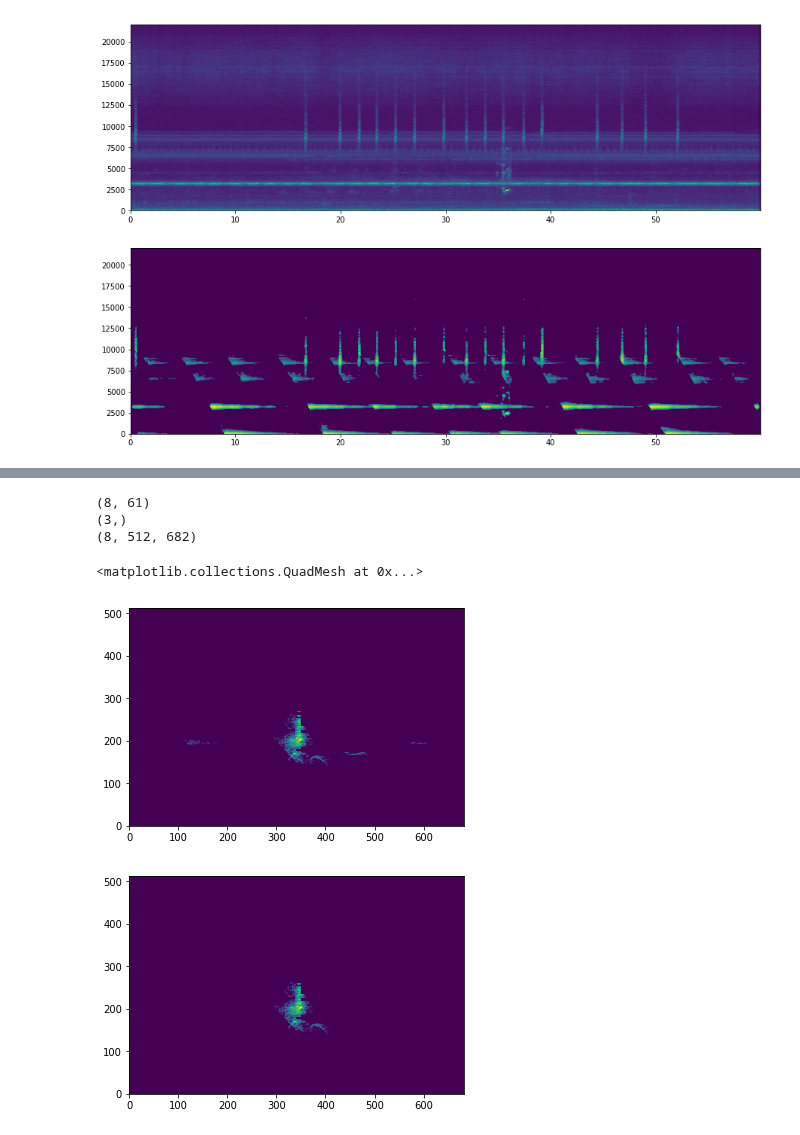
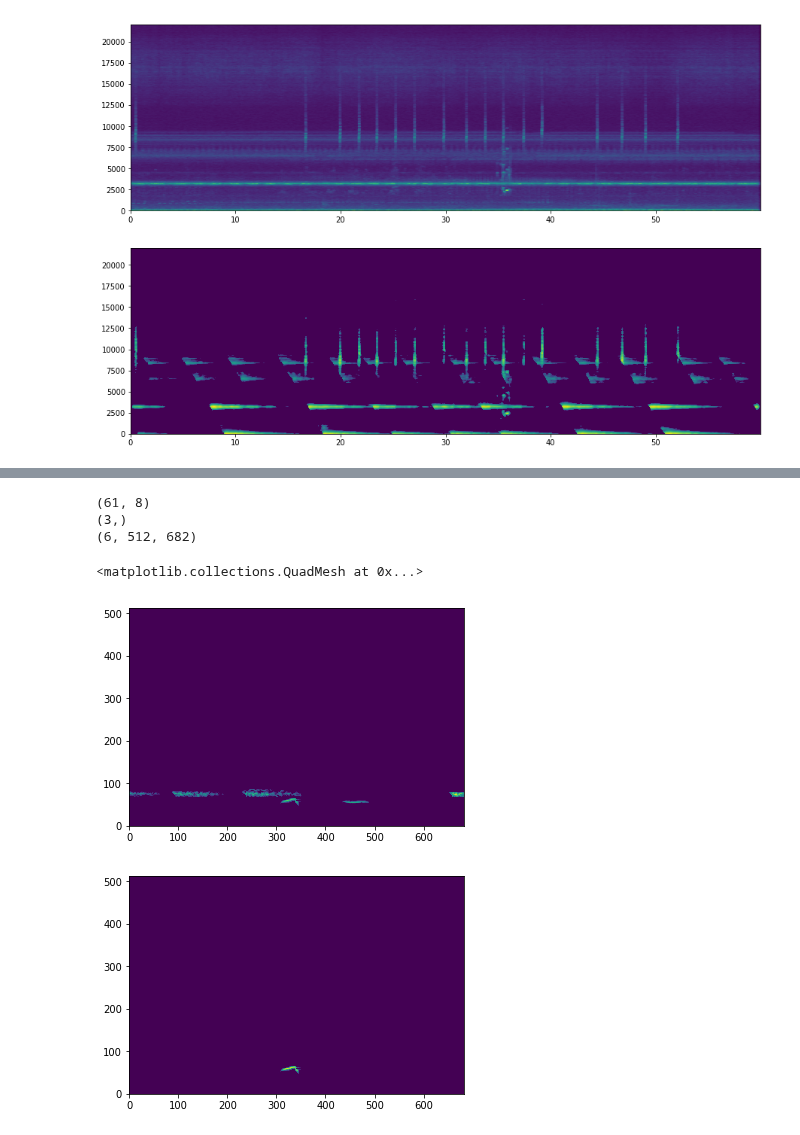
Before and after one commit to longle2718/audio_loc, a Jupyter notebook: python/main.ipynb, the cells around one changed output, grey strips where cells are left out. Saved outputs shown, nothing was run; the diff lists cells and outputs as text; code cells hidden in the pictures.

```diff
--- a/python/main.ipynb
+++ b/python/main.ipynb
@@ -101,7 +106,7 @@ def xLevelProc(k,hRidges,hSpecs,tSegBlk,tSegInc):
         # extract high-level objects
         hObjs = audio_loc.labelObjects(XhSegs[l])
         hObjs = audio_loc.pruneObj(hObjs)
-        print('np.shape(hObjs) = %s' % (np.shape(hObjs),))
+        #print('np.shape(hObjs) = %s' % (np.shape(hObjs),))
 
         # extract low-level objects given high-level ones as masks
         n0,n1 = audio_loc.seg2bounds(l,tSegBlk,tSegInc,tlInc)
@@ -132,7 +137,7 @@ def xLevelProc(k,hRidges,hSpecs,tSegBlk,tSegInc):
             plt.pcolormesh(mask)
             plt.ylabel('mask')
             '''
-            lObjs = audio_loc.labelObjects(np.pad(XX,((0,0),(0,mask.shape[1]-XX.shape[1])),'constant')*mask)
+            lObjs = audio_loc.labelObjects(mask*np.pad(XX,((0,0),(0,mask.shape[1]-XX.shape[1])),'constant'))
             lObjs = audio_loc.pruneObj(lObjs)
 
             # all low-level objects belong to the same group
@@ -149,4 +154,8 @@ def xLevelProc(k,hRidges,hSpecs,tSegBlk,tSegInc):
 
 lObjsAllCh = Parallel(n_jobs=multiprocessing.cpu_count())(delayed(xLevelProc)\
             (k,hRidges,hSpecs,tSegBlk,tSegInc) for k in range(NCh))
+# swap channel and temporal segment index
+# to streamline subsequent multichannel processing
+lObjsAllCh = np.swapaxes(lObjsAllCh,0,1)
+
 print('np.shape(lObjsAllCh) = %s' % (np.shape(lObjsAllCh),))
@@ -171,23 +162,23 @@ np.shape(lObjsAllCh) = (8, 61)
 # %%
+segIdx = 35 # audio segment/clip index
 chIdx = 7 # channel index
-segIdx = 35 # audio segment/clip index
-grpIdx = 2 # group (of objects) index
+grpIdx = 1 # group (of objects) index
 objIdx = 0 # object index
 print(np.shape(lObjsAllCh))
-print(np.shape(lObjsAllCh[chIdx][segIdx])) # num of groups
-print(np.shape(lObjsAllCh[chIdx][segIdx][grpIdx])) # num of objects
+print(np.shape(lObjsAllCh[segIdx][chIdx])) # num of groups
+print(np.shape(lObjsAllCh[segIdx][chIdx][grpIdx])) # num of objects
 
 plt.figure()
-plt.pcolormesh(np.mean(lObjsAllCh[chIdx][segIdx][grpIdx],axis=0))
+plt.pcolormesh(np.mean(lObjsAllCh[segIdx][chIdx][grpIdx],axis=0))
 plt.figure()
-plt.pcolormesh(lObjsAllCh[chIdx][segIdx][grpIdx][objIdx])
+plt.pcolormesh(lObjsAllCh[segIdx][chIdx][grpIdx][objIdx])
 # %% [output]
-(8, 61)
+(61, 8)
 (3,)
-(8, 512, 682)
+(6, 512, 682)
 <matplotlib.collections.QuadMesh at 0x...>
-[figure, old version]
+[figure, new version]
-[figure, old version]
+[figure, new version]
 # %%
 with open('./lObjsAllCh.pkl','wb') as fid:
     pickle.dump(lObjsAllCh,fid)
```
Also changed, not shown: parts of 8 cells of this notebook, 1 other file.
